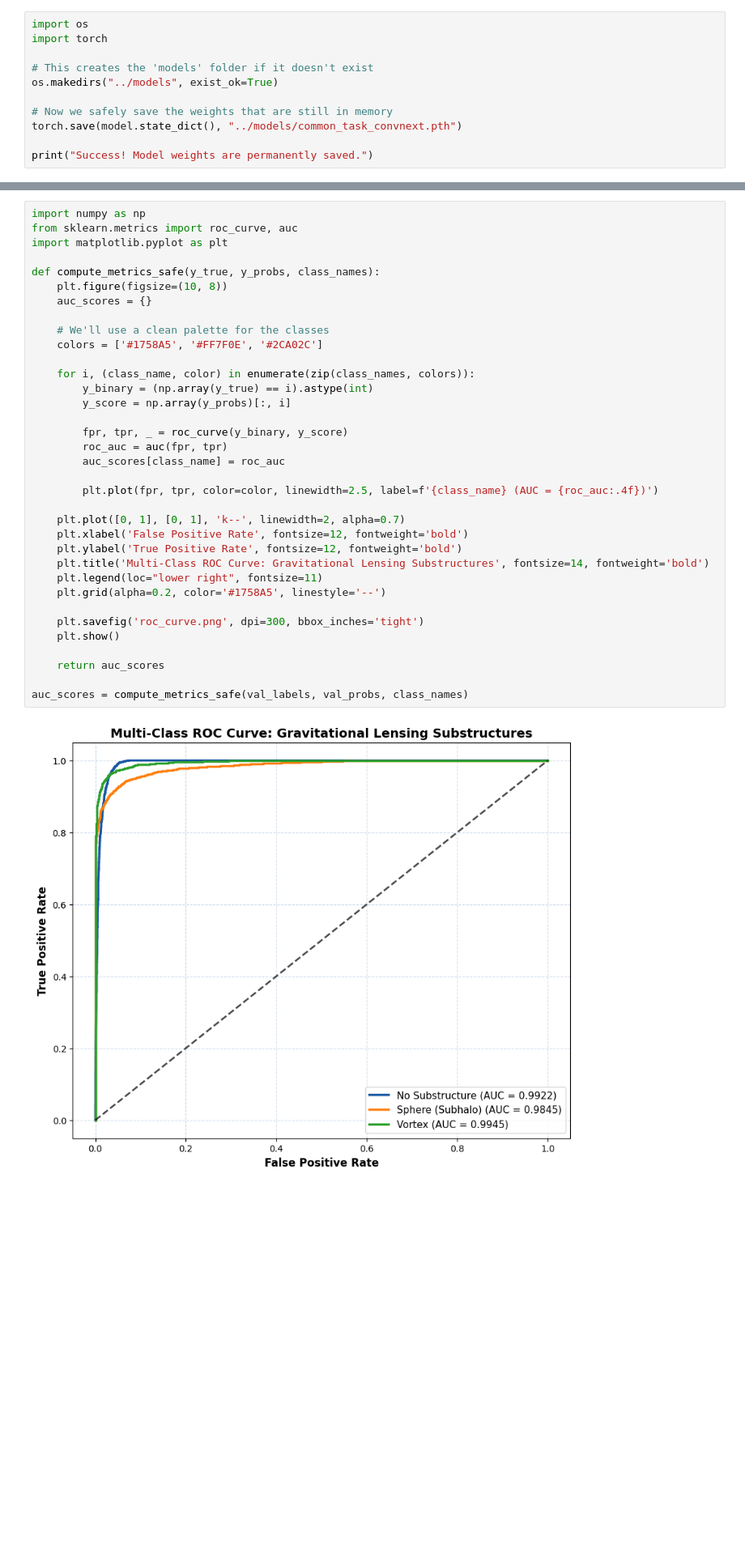
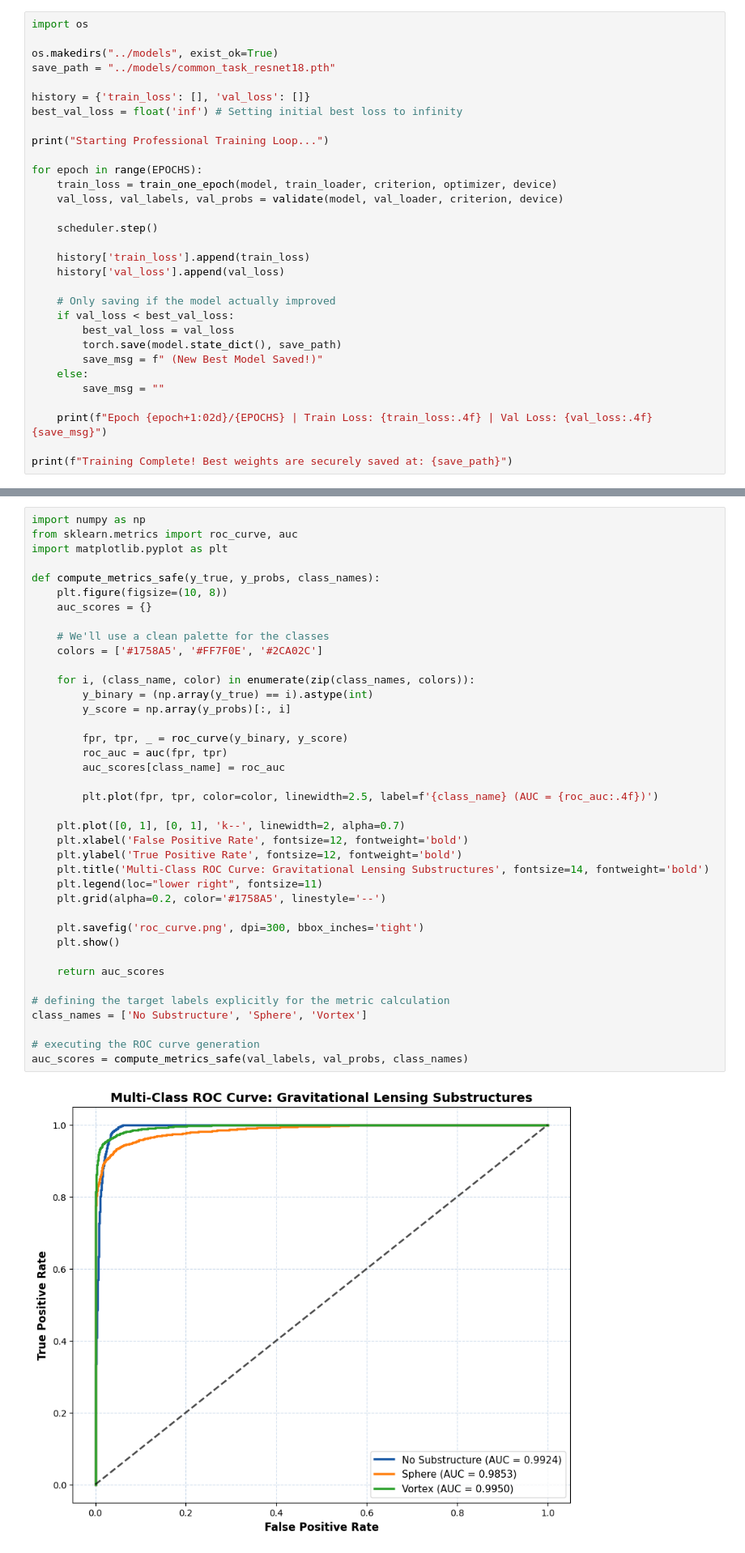
Before and after one commit to Chavan-Kartik/DeepLense-GSoC26, a Jupyter notebook: notebooks/01_Common_Task_Classification.ipynb, the cells around one changed output, grey strips where cells are left out. Shown at 81% size. Drawn from its saved outputs; the diff is of its cells as text; blank space fills up the shorter version.

Commit message:
feat: complete ML4Sci evaluation suite (Tasks I, VI.A, VI.B) with high-accuracy transfer learning

```diff
--- a/notebooks/01_Common_Task_Classification.ipynb
+++ b/notebooks/01_Common_Task_Classification.ipynb
@@ -91,12 +61,32 @@ Epoch 12/15 | Train Loss: 0.1652 | Val Loss: 0.1807
 # %%
 import os
-import torch
 
-# This creates the 'models' folder if it doesn't exist
 os.makedirs("../models", exist_ok=True)
+save_path = "../models/common_task_resnet18.pth"
 
-# Now we safely save the weights that are still in memory
-torch.save(model.state_dict(), "../models/common_task_convnext.pth")
+history = {'train_loss': [], 'val_loss': []}
+best_val_loss = float('inf') # Setting initial best loss to infinity
 
-print("Success! Model weights are permanently saved.")
+print("Starting Professional Training Loop...")
+
+for epoch in range(EPOCHS):
+    train_loss = train_one_epoch(model, train_loader, criterion, optimizer, device)
+    val_loss, val_labels, val_probs = validate(model, val_loader, criterion, device)
+
+    scheduler.step()
+
+    history['train_loss'].append(train_loss)
+    history['val_loss'].append(val_loss)
+
+    # Only saving if the model actually improved
+    if val_loss < best_val_loss:
+        best_val_loss = val_loss
+        torch.save(model.state_dict(), save_path)
+        save_msg = f" (New Best Model Saved!)"
+    else:
+        save_msg = ""
+
+    print(f"Epoch {epoch+1:02d}/{EPOCHS} | Train Loss: {train_loss:.4f} | Val Loss: {val_loss:.4f}{save_msg}")
+
+print(f"Training Complete! Best weights are securely saved at: {save_path}")
 # %% [output]
@@ -110,34 +112,38 @@ def compute_metrics_safe(y_true, y_probs, class_names):
     plt.figure(figsize=(10, 8))
     auc_scores = {}
 
     # We'll use a clean palette for the classes
     colors = ['#1758A5', '#FF7F0E', '#2CA02C']
 
     for i, (class_name, color) in enumerate(zip(class_names, colors)):
         y_binary = (np.array(y_true) == i).astype(int)
         y_score = np.array(y_probs)[:, i]
 
         fpr, tpr, _ = roc_curve(y_binary, y_score)
         roc_auc = auc(fpr, tpr)
         auc_scores[class_name] = roc_auc
 
         plt.plot(fpr, tpr, color=color, linewidth=2.5, label=f'{class_name} (AUC = {roc_auc:.4f})')
 
     plt.plot([0, 1], [0, 1], 'k--', linewidth=2, alpha=0.7)
     plt.xlabel('False Positive Rate', fontsize=12, fontweight='bold')
     plt.ylabel('True Positive Rate', fontsize=12, fontweight='bold')
     plt.title('Multi-Class ROC Curve: Gravitational Lensing Substructures', fontsize=14, fontweight='bold')
     plt.legend(loc="lower right", fontsize=11)
     plt.grid(alpha=0.2, color='#1758A5', linestyle='--')
 
     plt.savefig('roc_curve.png', dpi=300, bbox_inches='tight')
     plt.show()
 
     return auc_scores
 
+# defining the target labels explicitly for the metric calculation
+class_names = ['No Substructure', 'Sphere', 'Vortex']
+
+# executing the ROC curve generation
 auc_scores = compute_metrics_safe(val_labels, val_probs, class_names)
 # %% [output]
-[figure, old version]
+[figure, new version]
 # %%
 import torchvision.transforms.functional as TF
 import matplotlib.pyplot as plt
```
Also changed, not shown: parts of 5 cells of this notebook, 4 other files.
